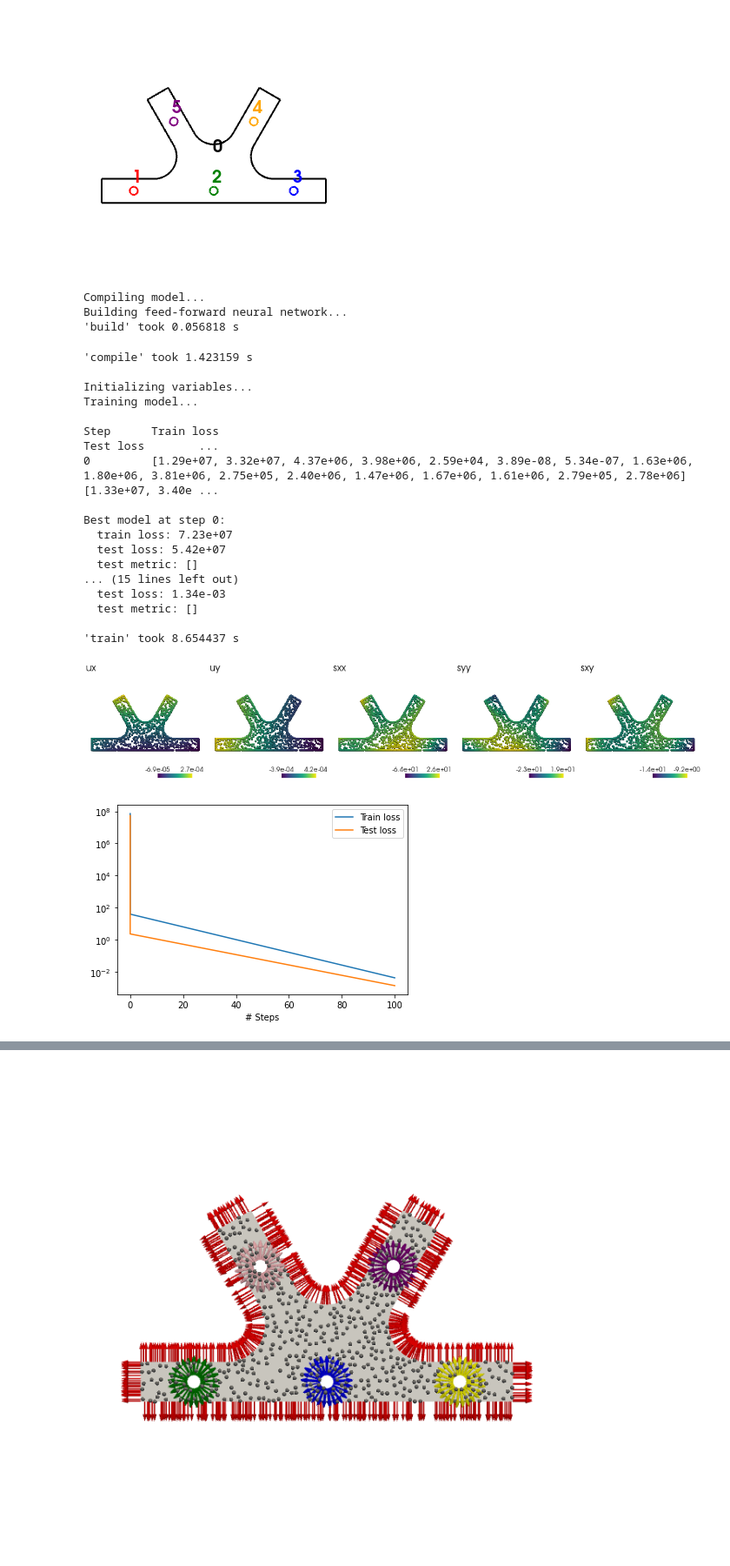
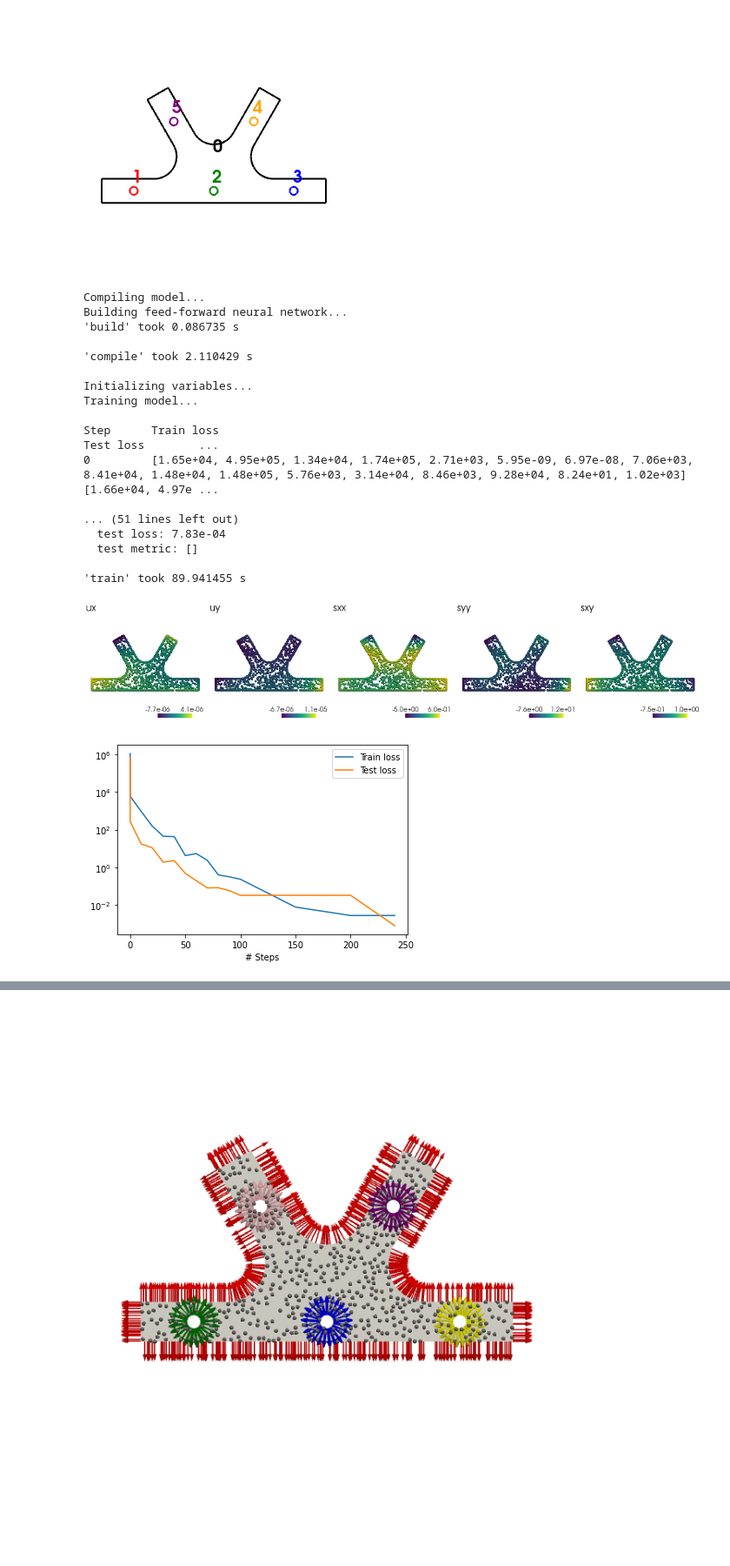
Before and after one commit to ewhalen12/pinnDSE, a Jupyter notebook: connectorPinnSimon.ipynb, the cells around one changed output, grey strips where cells are left out. Shown: that part at 87% size. Drawn from its saved outputs; the diff is of its cells as text; code cells hidden in the pictures; blank space fills up the shorter version.

Commit message:
tried some training methods

```diff
--- a/connectorPinnSimon.ipynb
+++ b/connectorPinnSimon.ipynb
@@ -113,13 +59,8 @@ sphere.plot(color='w', notebook=True)
 # %%
-# load mesh and solver results
-pn.extension('vtk')  # this needs to be at the top of each cell for some reason
+# load using the alternative format
 
-op2File = 'data/connector/v1.0/connectorDesign03.op2'
-# geom = MeshGeom(op2File, thickness=6.35)
-
-# load using the alternative format
-meshFile = 'data/controlArm/v1.0/controlArm01_nom.vtk'
-pickleFile = 'data/controlArm/v1.0/controlArm01_nom.p'
+meshFile = 'data/connector/v1.0/connectorDesign03.vtk'
+pickleFile = 'data/connector/v1.0/connectorDesign03.p'
 geom = MeshGeom(meshFile=meshFile, pickleFile=pickleFile)
 
 plotScalarFields(geom.mesh, geom.resDf)
@@ -169,56 +103,59 @@ data = StrctPDE(geom,
             num_domain=500,
             num_boundary_dir=bndNumSamplesDir,
             num_test=500,
             paramDict=paramDict)
 
 for bc in bcList:
     if isinstance(bc, TractionBC):
         bc.train_n = data.train_n
 
 # build model
-net = dde.maps.FNN([2] + [64]*4  + [5], "tanh", "Glorot uniform")
+net = dde.maps.FNN([2] + [256]*4  + [5], "tanh", "Glorot uniform")
 outScales = np.array([1e-2, 1e-2, 1e4, 1e4, 1e3]) # [ux,uy,sxx,syy,sxy]
 net.apply_output_transform(lambda x,y : y*outScales)
 model = dde.Model(data, net)
 
 # get the unweighted loss values
 model.compile("adam", lr=0.001)
 losshistory, train_state = model.train(epochs=0)
 lw = losshistory.loss_train[0]**(-1)
 
 # train
-model.compile("adam", lr=0.001, loss_weights=lw)
-losshistory, train_state = model.train(epochs=100, display_every=100)
+model.compile("adam", lr=0.0001, loss_weights=lw)
+losshistory, train_state = model.train(epochs=100, display_every=10)
+
+model.compile("L-BFGS-B", loss_weights=lw)
+model.train_op.optimizer_kwargs['options']['maxiter']=3000
+model.train_op.optimizer_kwargs['options']['maxfun']=3000
+losshistory, train_state = model.train(display_every=50)
+
 dde.postprocessing.plot_loss_history(losshistory)
 
 # test
 pred = model.predict(data.train_x)
 predDf = pd.DataFrame(pred, columns=['ux', 'uy', 'sxx', 'syy', 'sxy'])
 pc = pv.PolyData(addZ(data.train_x))
 plotScalarFields(pc, predDf)
 # %% [output]
 Compiling model...
 Building feed-forward neural network...
-'build' took 0.056818 s
+'build' took 0.086735 s
+
+'compile' took 2.110429 s
+
+Initializing variables...
+Training model...
+
+Step      Train loss                                                                                                                                                                    Test loss        ...
+0         [1.65e+04, 4.95e+05, 1.34e+04, 1.74e+05, 2.71e+03, 5.95e-09, 6.97e-08, 7.06e+03, 8.41e+04, 1.48e+04, 1.48e+05, 5.76e+03, 3.14e+04, 8.46e+03, 9.28e+04, 8.24e+01, 1.02e+03]    [1.66e+04, 4.97e ...
+
+... (51 lines left out)
+  test loss: 7.83e-04
+  test metric: []
+
+'train' took 89.941455 s
-'compile' took 1.423159 s
-
-Initializing variables...
-Training model...
-
-Step      Train loss                                                                                                                                                                    Test loss        ...
-0         [1.29e+07, 3.32e+07, 4.37e+06, 3.98e+06, 2.59e+04, 3.89e-08, 5.34e-07, 1.63e+06, 1.80e+06, 3.81e+06, 2.75e+05, 2.40e+06, 1.47e+06, 1.67e+06, 1.61e+06, 2.79e+05, 2.78e+06]    [1.33e+07, 3.40e ...
-
-Best model at step 0:
-  train loss: 7.23e+07
-  test loss: 5.42e+07
-  test metric: []
-... (15 lines left out)
-  test loss: 1.34e-03
-  test metric: []
-
-'train' took 8.654437 s
-[figure, old version]
+[figure, new version]
-[figure, old version]
+[figure, new version]
 # %%
 intResDf = geom.sampleRes(data.train_x)
 MAE = (predDf-intResDf.drop(columns='vonMises')).abs().mean()
```
Also changed, not shown: parts of 7 cells of this notebook.
